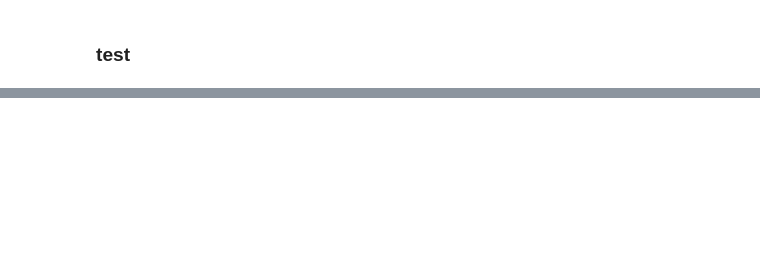
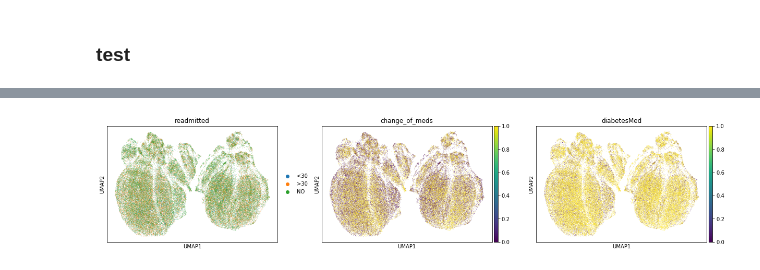
Before and after one commit to theislab/ehrapy-datasets, a Jupyter notebook: diabetes_130/diabetes_130.ipynb, the cells around one changed output, grey strips where cells are left out. Saved outputs shown, nothing was run; the diff lists cells and outputs as text; code cells hidden in the pictures; blank space fills up the shorter version.

```diff
--- a/diabetes_130/diabetes_130.ipynb
+++ b/diabetes_130/diabetes_130.ipynb
@@ -329,0 +483,4 @@ adata
+# %%
+ep.pl.umap(adata, color=["readmitted", "change_of_meds", "diabetesMed"])
+# %% [output]
+[figure, added]
```
Also changed, not shown: parts of 48 cells of this notebook.
